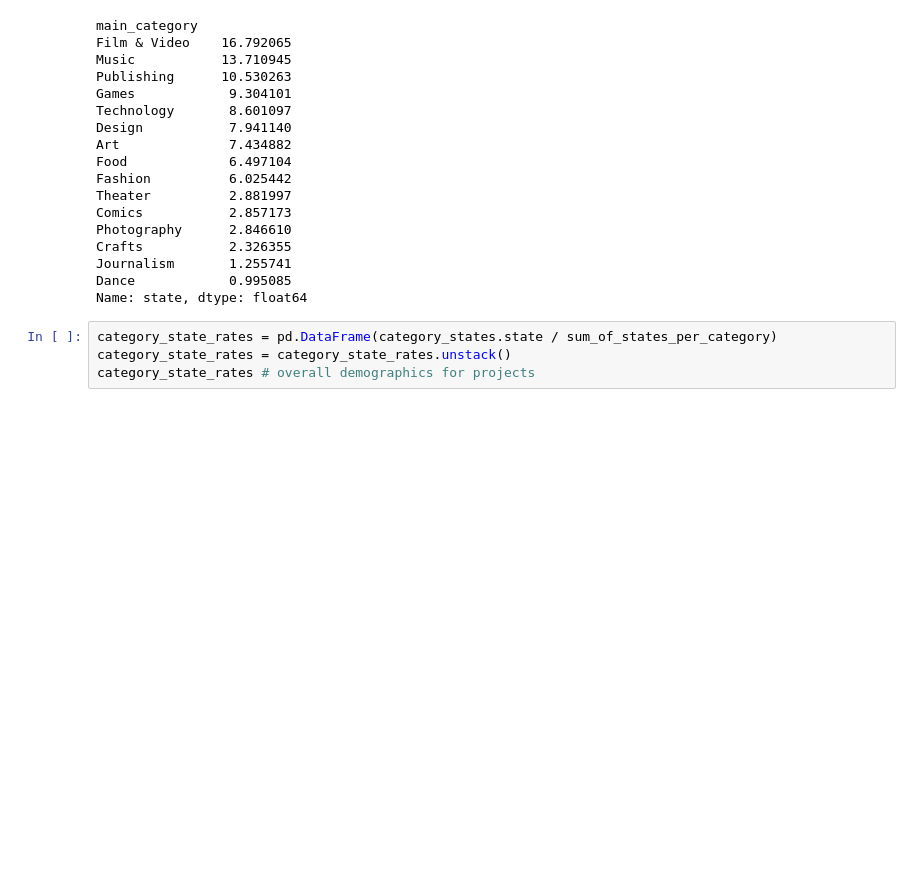
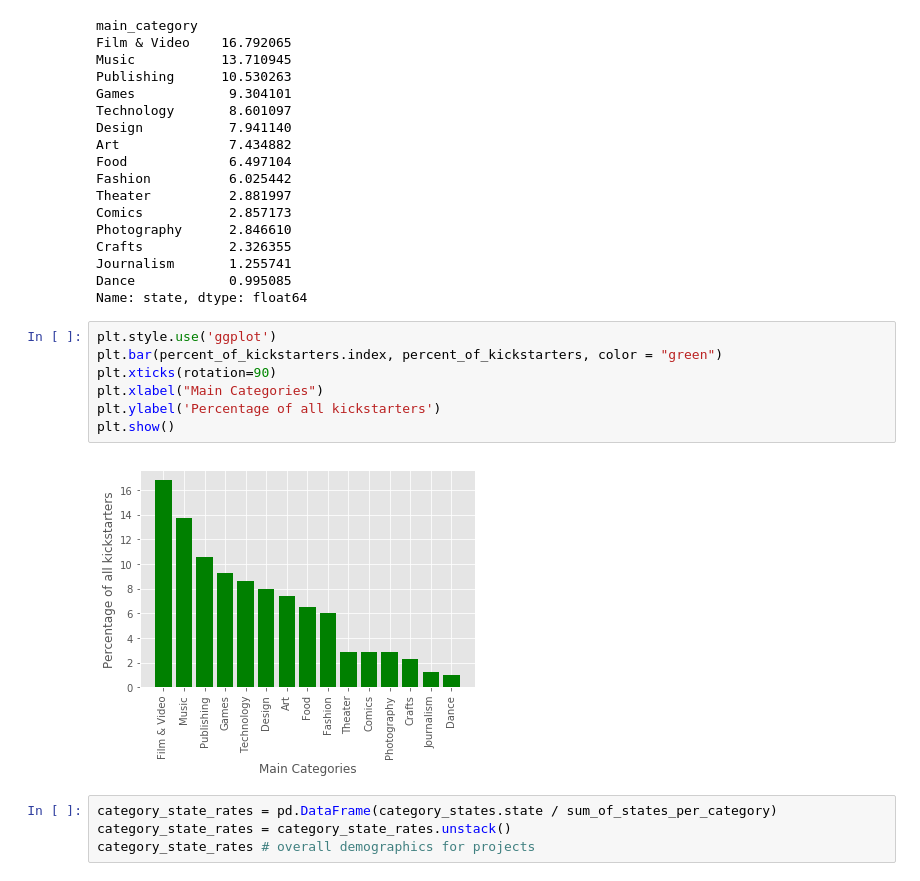
Before and after one commit to hannah-ross/dataforgood, a Jupyter notebook: Final Project 131 James.ipynb, the cells around one changed output. Drawn from its saved outputs; the diff is of its cells as text; blank space fills up the shorter version.

```diff
--- a/Final Project 131 James.ipynb
+++ b/Final Project 131 James.ipynb
@@ -280,6 +264,15 @@ Crafts           2.326355
 Journalism       1.255741
 Dance            0.995085
 Name: state, dtype: float64
+# %%
+plt.style.use('ggplot')
+plt.bar(percent_of_kickstarters.index, percent_of_kickstarters, color = "green")
+plt.xticks(rotation=90)
+plt.xlabel("Main Categories")
+plt.ylabel('Percentage of all kickstarters')
+plt.show()
+# %% [output]
+[figure, added]
 # %%
 category_state_rates = pd.DataFrame(category_states.state / sum_of_states_per_category)
 category_state_rates = category_state_rates.unstack()
```
Also changed, not shown: parts of 12 cells of this notebook.
